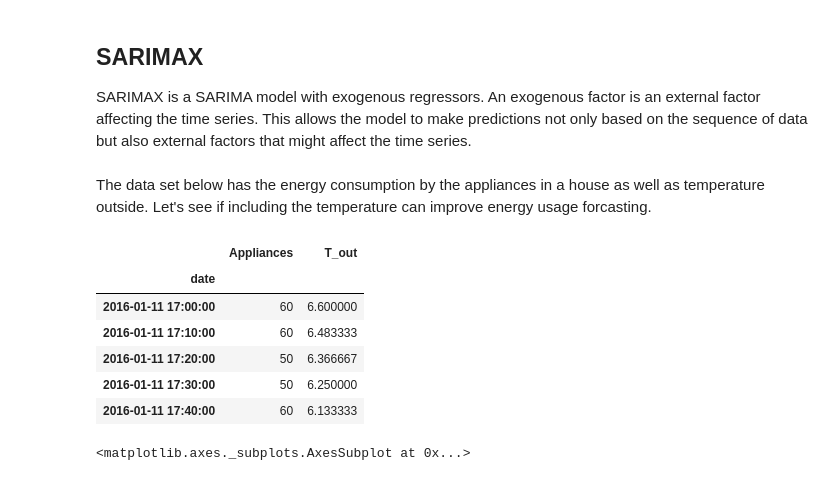
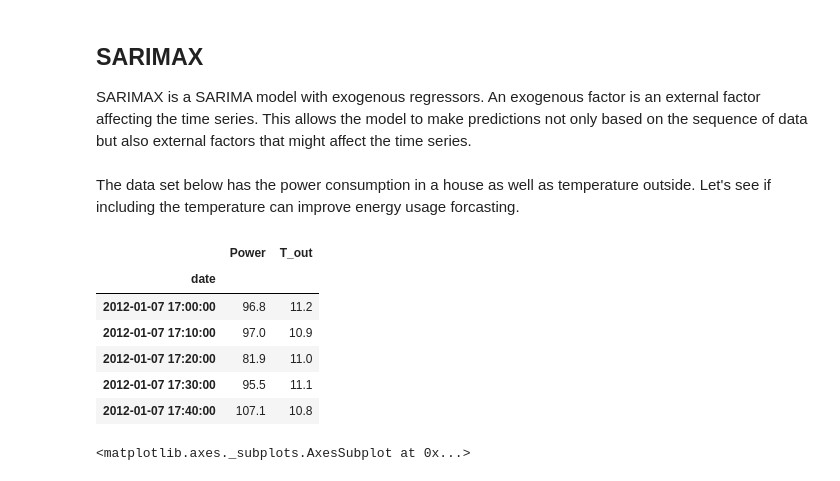
Before and after one commit to 3springs/deep_ml_curriculum, a Jupyter notebook: notebooks/07 Time Series Forcasting/TSF.ipynb, the cells around one changed output. Cells and saved outputs as stored; diff of their text form; code cells hidden in the pictures.

```diff
--- a/notebooks/07 Time Series Forcasting/TSF.ipynb
+++ b/notebooks/07 Time Series Forcasting/TSF.ipynb
@@ -571,17 +571,17 @@ The summary shows the best values for SARIMA model. You can also see the values
 ## SARIMAX
 SARIMAX is a SARIMA model with exogenous regressors. An exogenous factor is an external factor affecting the time series. This allows the model to make predictions not only based on the sequence of data but also external factors that might affect the time series.
 # %% [markdown]
-The data set below has the energy consumption by the appliances in a house as well as temperature outside. Let's see if including the temperature can improve energy usage forcasting.
+The data set below has the power consumption in a house as well as temperature outside. Let's see if including the temperature can improve energy usage forcasting.
 # %%
-df = pd.read_csv('../../data/processed/Generated/energydata_complete.csv',parse_dates=True,index_col='date')
-df = df[['Appliances','T_out']]
+df = pd.read_csv('../../data/processed/Generated/energy_weather.csv',parse_dates=True,index_col='date')
+df = df[['Power','T_out']]
 df.head()
 # %% [output]
-|  | Appliances | T_out |
+|  | Power | T_out |
 | date |  |  |
-| 2016-01-11 17:00:00 | 60 | 6.600000 |
-| 2016-01-11 17:10:00 | 60 | 6.483333 |
-| 2016-01-11 17:20:00 | 50 | 6.366667 |
-| 2016-01-11 17:30:00 | 50 | 6.250000 |
-| 2016-01-11 17:40:00 | 60 | 6.133333 |
+| 2012-01-07 17:00:00 | 96.8 | 11.2 |
+| 2012-01-07 17:10:00 | 97.0 | 10.9 |
+| 2012-01-07 17:20:00 | 81.9 | 11.0 |
+| 2012-01-07 17:30:00 | 95.5 | 11.1 |
+| 2012-01-07 17:40:00 | 107.1 | 10.8 |
 # %%
```
Also changed, not shown: parts of 12 cells of this notebook, 1 other file.
